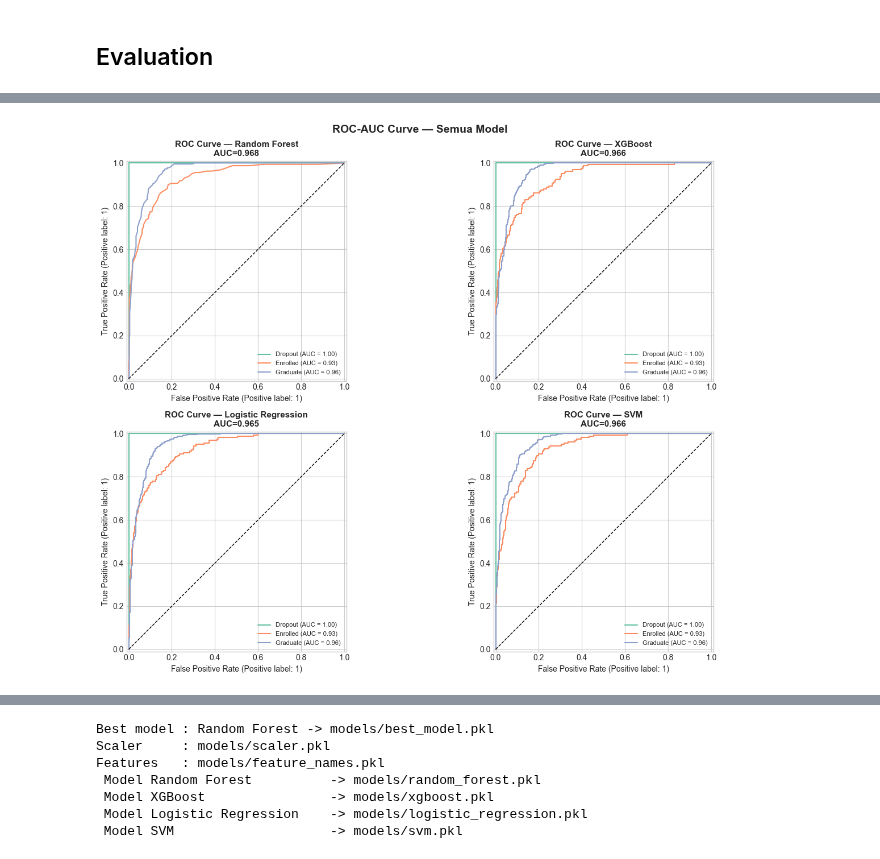
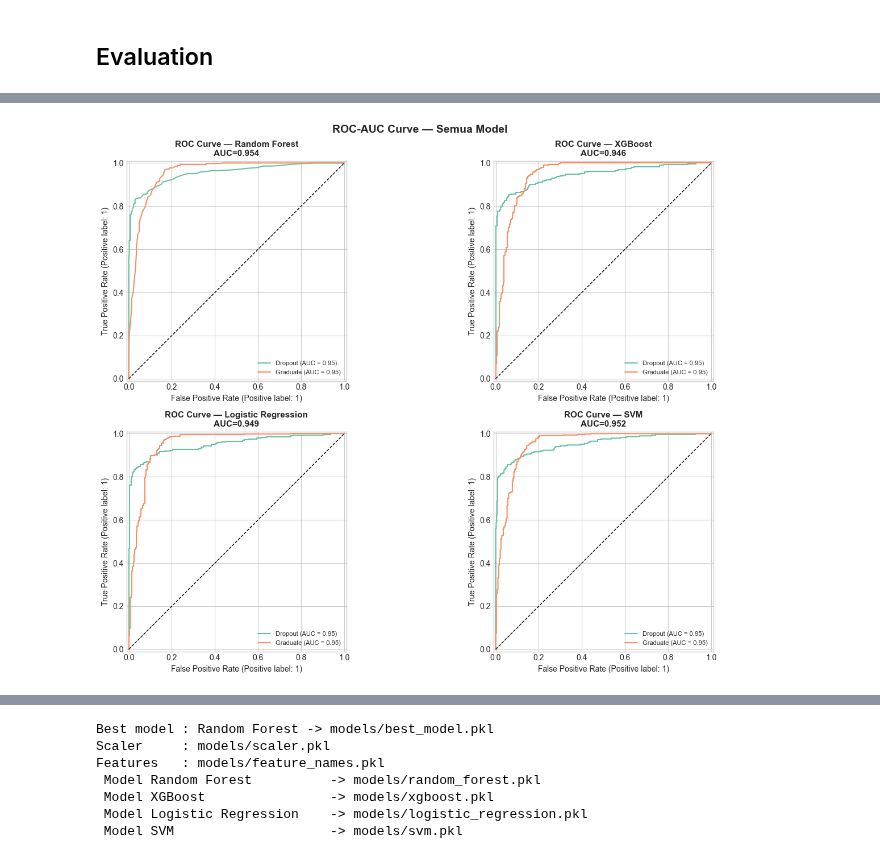
Before and after one commit to GaryFaldi/student-attrition-analysis, a Jupyter notebook: notebook.ipynb, the cells around one changed output, grey strips where cells are left out. Drawn from its saved outputs; the diff is of its cells as text; code cells hidden in the pictures.

```diff
--- a/notebook.ipynb
+++ b/notebook.ipynb
@@ -187,13 +185,15 @@ fig, axes = plt.subplots(2, 3, figsize=(18, 10))
 axes = axes.flatten()
 
 for i, col in enumerate(soc_cols):
-    cross = df.groupby(col)['Dropout'].mean() * 100
+    total_per_group = df.groupby(col).size()
+    dropout_per_group = df[df['Status'] == 0].groupby(col).size()
+    cross = (dropout_per_group / total_per_group * 100).fillna(0)
     cross = cross.sort_values(ascending=False)
 
     if len(cross) > 10:
         cross = cross.head(10)
 
-    cross.plot(kind='bar', ax=axes[i])
+    cross.plot(kind='bar', ax=axes[i], color="#efde44")
     axes[i].set_title(f'Dropout Rate by {col}')
     axes[i].set_ylabel('Dropout (%)')
 
@@ -215,8 +215,9 @@ fig, axes = plt.subplots(2, 2, figsize=(12, 10))
 axes = axes.flatten()
 
 for i, col in enumerate(acad_cols):
-    df[df['Dropout']==0][col].hist(ax=axes[i], bins=25, alpha=0.6, label='Non-Dropout')
-    df[df['Dropout']==1][col].hist(ax=axes[i], bins=25, alpha=0.6, label='Dropout')
+    df[df['Status']==2][col].hist(ax=axes[i], bins=25, alpha=0.6, label='Graduate')
+    df[df['Status']==1][col].hist(ax=axes[i], bins=25, alpha=0.6, label='Enrolled')
+    df[df['Status']==0][col].hist(ax=axes[i], bins=25, alpha=0.6, label='Dropout')
 
     axes[i].set_title(f'Distribusi {col}')
     axes[i].legend()
@@ -435,4 +427,6 @@ Kolom tersisa (24):
 # %%
+df_clean = df_clean[df_clean['Status'] != 1].reset_index(drop=True)
+df_clean['Status'] = df_clean['Status'].replace(2, 1)
 X = df_clean.drop(columns=['Status'])
 y = df_clean['Status']
 
@@ -469,7 +463,7 @@ models = {
     ), True),
 }
 
-label_names   = ['Dropout', 'Enrolled', 'Graduate']
+label_names   = ['Dropout', 'Graduate']
 results       = {}
 trained_models = {}
 
@@ -484,16 +478,17 @@ for name, (model, use_scale) in models.items():
     model.fit(X_tr, y_train)
     y_pred  = model.predict(X_te)
     y_proba = model.predict_proba(X_te)
+    y_prob_positive = y_proba[:, 1]
 
     results[name] = {
         'y_pred'   : y_pred,
         'y_proba'  : y_proba,
-        'y_prob'   : y_proba[:, 1] if y_proba.shape[1] == 2 else y_proba[:, 1],
+        'y_prob'   : y_prob_positive,
         'accuracy' : accuracy_score(y_test, y_pred),
         'precision': precision_score(y_test, y_pred, average='weighted', zero_division=0),
         'recall'   : recall_score(y_test, y_pred, average='weighted', zero_division=0),
         'f1'       : f1_score(y_test, y_pred, average='weighted', zero_division=0),
-        'roc_auc'  : roc_auc_score(y_test, y_proba, multi_class='ovr', average='weighted'),
+        'roc_auc'  : roc_auc_score(y_test, y_prob_positive),
     }
     trained_models[name] = model
     print(f"  Done — Accuracy: {results[name]['accuracy']:.4f}")
@@ -593,30 +588,30 @@ plt.show()
 # %%
 
 
 y_test_bin   = label_binarize(y_test, classes=[0, 1, 2])
 colors_roc   = ['#3498db', '#2ecc71', '#e74c3c', '#f39c12']
-class_labels = ['Dropout', 'Enrolled', 'Graduate']
+class_labels = ['Dropout', 'Graduate']
 
 fig, axes = plt.subplots(2, 2, figsize=(14, 10))
 axes = axes.flatten()
 
 for ax, (name, res), color in zip(axes, results.items(), colors_roc):
     for i, cls in enumerate(class_labels):
         RocCurveDisplay.from_predictions(
             y_test_bin[:, i], res['y_proba'][:, i],
             name=cls, ax=ax
         )
     ax.plot([0, 1], [0, 1], 'k--', lw=1)
     ax.set_title(f'ROC Curve — {name}\nAUC={res["roc_auc"]:.3f}',
                  fontweight='bold', fontsize=11)
     ax.legend(loc='lower right', fontsize=8)
 
 plt.suptitle('ROC-AUC Curve — Semua Model', fontsize=14, fontweight='bold')
 plt.tight_layout()
 plt.savefig('charts/roc_curves.png', dpi=150, bbox_inches='tight')
 plt.show()
 # %% [output]
-[figure, old version]
+[figure, new version]
 # %%
 fig, axes = plt.subplots(1, 2, figsize=(18, 7))
 
```
Also changed, not shown: parts of 18 cells of this notebook, 20 other files.
